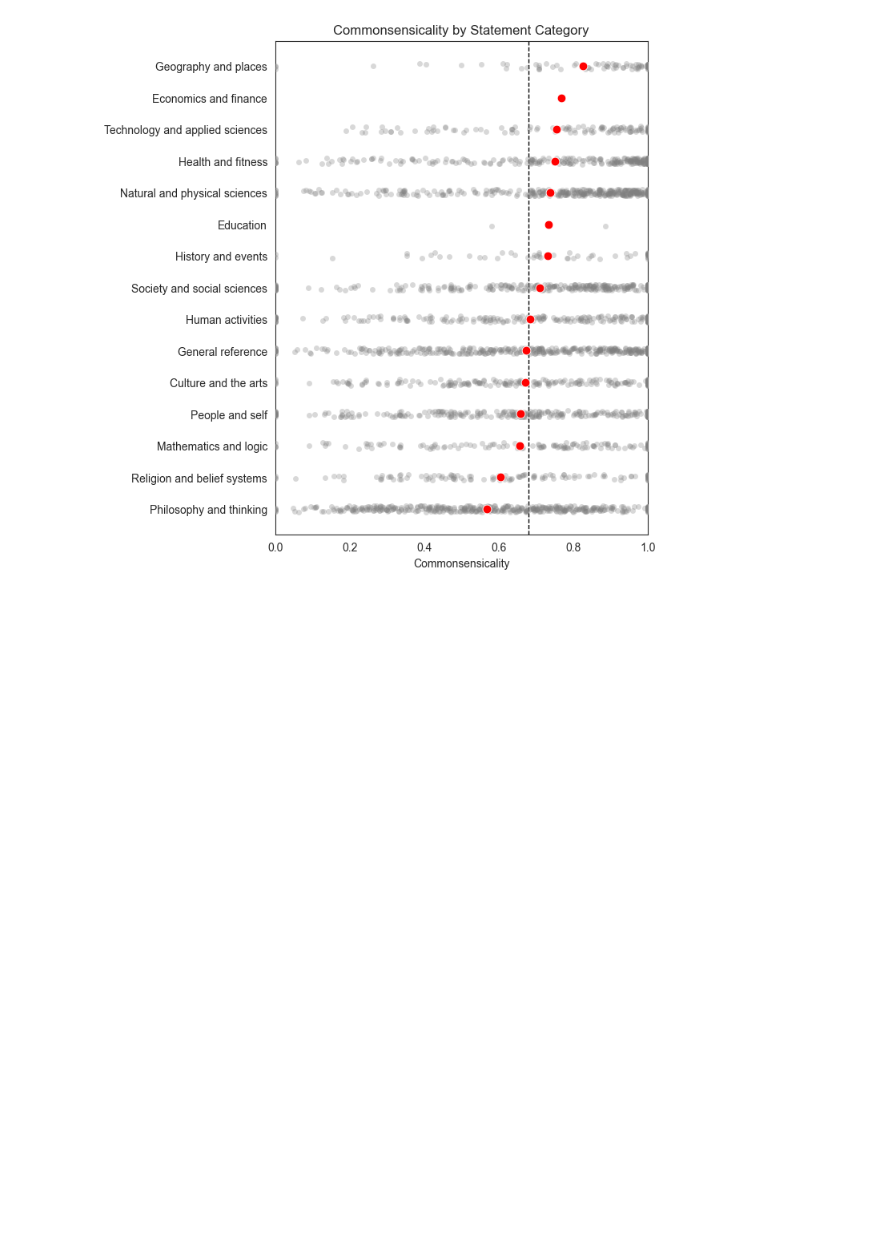
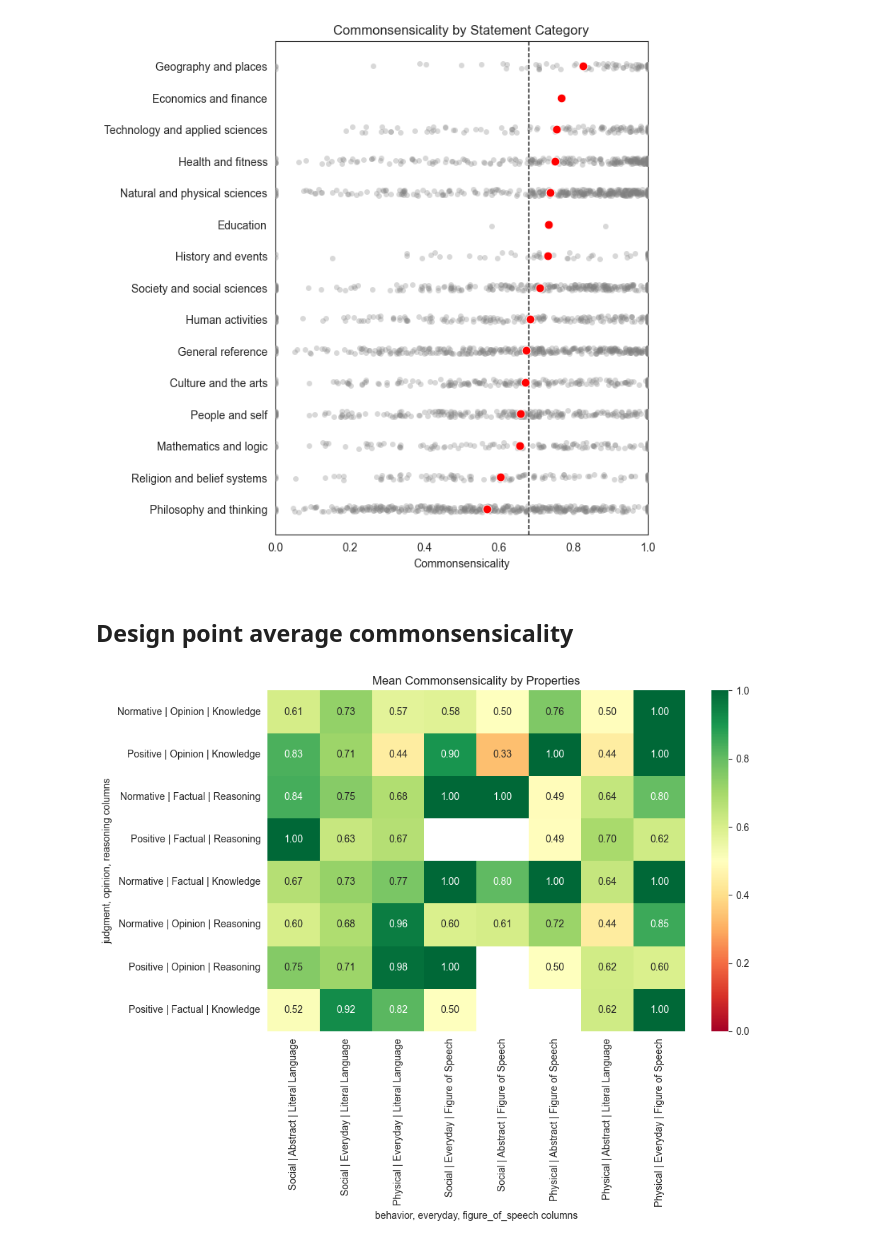
Before and after one commit to Watts-Lab/commonsense-data, a Jupyter notebook: .scripts/dashboard.ipynb, the cells around one changed output. Cells and saved outputs as stored; diff of their text form; code cells hidden in the pictures; blank space fills up the shorter version.

```diff
--- a/.scripts/dashboard.ipynb
+++ b/.scripts/dashboard.ipynb
@@ -426,3 +426,78 @@ plt.title("Commonsensicality by Statement Category")
 plt.show()
 # %% [output]
 [figure]
+# %% [markdown]
+## Design point average commonsensicality
+# %%
+replace_dict = {
+    "behavior": {"Physical": 0, "Social": 1},
+    "everyday": {"Abstract": 0, "Everyday": 1},
+    "figure_of_speech": {"Literal Language": 0, "Figure of Speech": 1},
+    "judgment": {"Positive": 0, "Normative": 1},
+    "opinion": {"Factual": 0, "Opinion": 1},
+    "reasoning": {"Knowledge": 0, "Reasoning": 1},
+}
+inv_replace_dict = {
+    col: {v: k for k, v in mapping.items()} for col, mapping in replace_dict.items()
+}
+
+
+df_replaced = statement_commonsensicality_with_properties
+
+for col in inv_replace_dict.keys():
+    df_replaced = df_replaced.with_columns(
+        pl.col(col)
+        .map_elements(
+            lambda x: inv_replace_dict[col].get(x, f"Unmapped_{x}"),
+            return_dtype=pl.String,
+        )
+        .alias(col)
+    )
+
+df_with_labels = df_replaced.with_columns(
+    [
+        pl.format(
+            "{} | {} | {}",
+            pl.col("behavior"),
+            pl.col("everyday"),
+            pl.col("figure_of_speech"),
+        ).alias("x_label"),
+        pl.format(
+            "{} | {} | {}", pl.col("judgment"), pl.col("opinion"), pl.col("reasoning")
+        ).alias("y_label"),
+    ]
+)
+
+df_heat = (
+    df_with_labels.group_by(["x_label", "y_label"])
+    .agg([pl.col("actual_commonsensicality").mean().alias("avg_commonsensicality")])
+    .pivot(
+        index="y_label",
+        on="x_label",
+        values="avg_commonsensicality",
+    )
+)
+
+df_heat_pd = df_heat.to_pandas()
+
+
+df_heat_pd = df_heat_pd.set_index("y_label")
+
+plt.figure(figsize=(10, 8))
+
+sns.heatmap(
+    df_heat_pd,
+    cmap="RdYlGn",
+    vmin=0,
+    vmax=1,
+    annot=True,
+    fmt=".2f",
+)
+
+plt.title("Mean Commonsensicality by Properties")
+plt.xlabel("behavior, everyday, figure_of_speech columns")
+plt.ylabel("judgment, opinion, reasoning columns")
+plt.tight_layout()
+plt.show()
+# %% [output]
+[figure, added]
```
